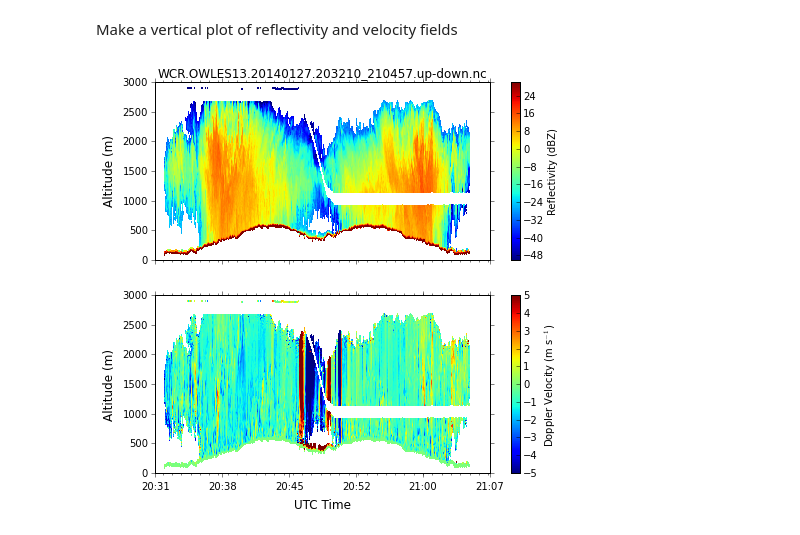
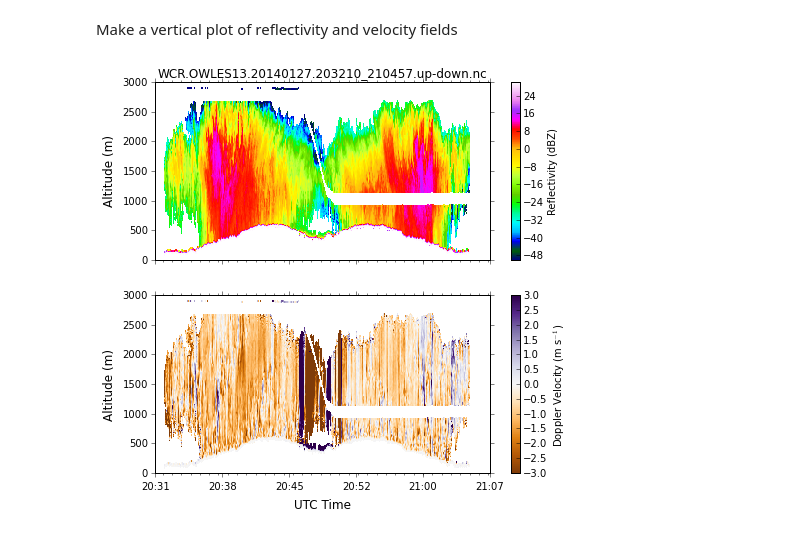
Before and after one commit to nguy/AWOT, a Jupyter notebook: examples/awot_plot_wcr2.ipynb, the cells around one changed output. Drawn from its saved outputs; the diff is of its cells as text; code cells hidden in the pictures.

Commit message:
Updated plotting structure. Fixed minor bugs.

```diff
--- a/examples/awot_plot_wcr2.ipynb
+++ b/examples/awot_plot_wcr2.ipynb
@@ -35,7 +35,7 @@ altmin, altmax = 0., 3000.
 
 refmin, refmax = -50., 30.
 #velmin, velmax = -16., 16. # Nyquist
-velmin, velmax = -5., 5. # Nyquist
+velmin, velmax = -3., 3. # Nyquist
 # %% [markdown]
 Read in the radar data
 # %%
@@ -50,23 +50,23 @@ Make a vertical plot of reflectivity and velocity fields
 # %%
 fig, (ax1, ax2) = plt.subplots(2, 1, figsize=(7.5,7), sharex=True)
 
 
-wcr_vp= RadarVerticalPlot(wcr, instrument='wcr')
+wcr_vp= RadarVerticalPlot(wcr)
 
-wcr_vp.contour_timeseries('reflectivity', ax=ax1, plot_log10_var=False,
+wcr_vp.time_height_image('reflectivity', ax=ax1, plot_log10_var=False,
 #              start_time=start_time, end_time=end_time,
-              vmin=refmin, vmax=refmax,
-              cb_label=r'Reflectivity (dBZ)',
-              other_min=altmin, other_max=altmax,
-              title=file,
-              ylab=r'Altitude (m)', ylabFontSize=12)
+                         vmin=refmin, vmax=refmax,
+                         cb_label=r'Reflectivity (dBZ)',
+                         other_min=altmin, other_max=altmax, title=file,
+                         ylab=r'Altitude (m)', ylabFontSize=12)
 
-wcr_vp.contour_timeseries('velocity', ax=ax2, plot_log10_var=False,
+wcr_vp.time_height_image('velocity', ax=ax2, plot_log10_var=False,
 #              start_time=start_time, end_time=end_time,
-              vmin=velmin, vmax=velmax,
-              cb_label=r'Doppler Velocity (m s$^{-1}$)',
-              other_min=altmin, other_max=altmax,
-              ylab=r'Altitude (m)', ylabFontSize=12,
-              xlab='UTC Time', xlabFontSize=12)
+                         vmin=velmin, vmax=velmax,
+                         cmap="PuOr_r",
+                         cb_label=r'Doppler Velocity (m s$^{-1}$)',
+                         other_min=altmin, other_max=altmax,
+                         ylab=r'Altitude (m)', ylabFontSize=12,
+                         xlab='UTC Time', xlabFontSize=12)
 # %% [output]
-[figure, old version]
+[figure, new version]
```
Also changed, not shown: parts of 2 cells of this notebook, 11 other files.
